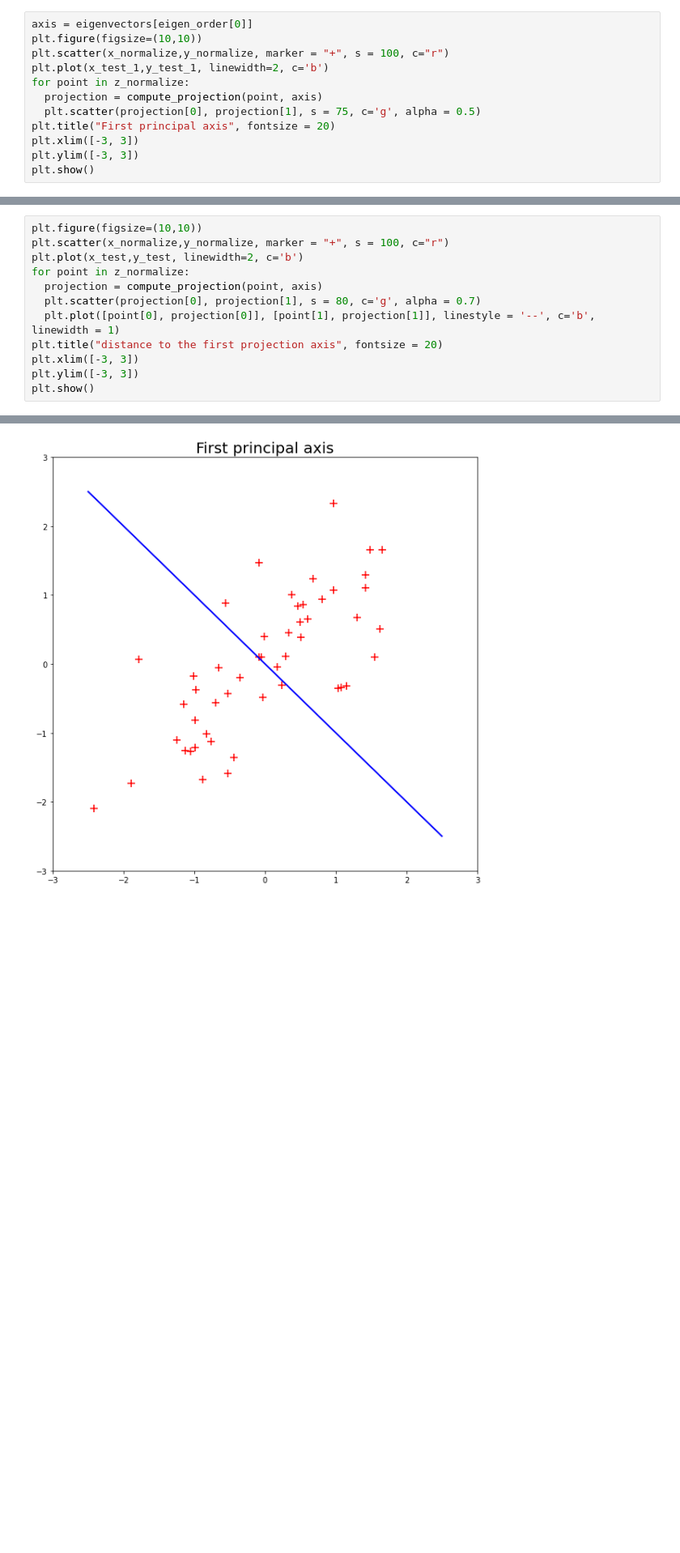
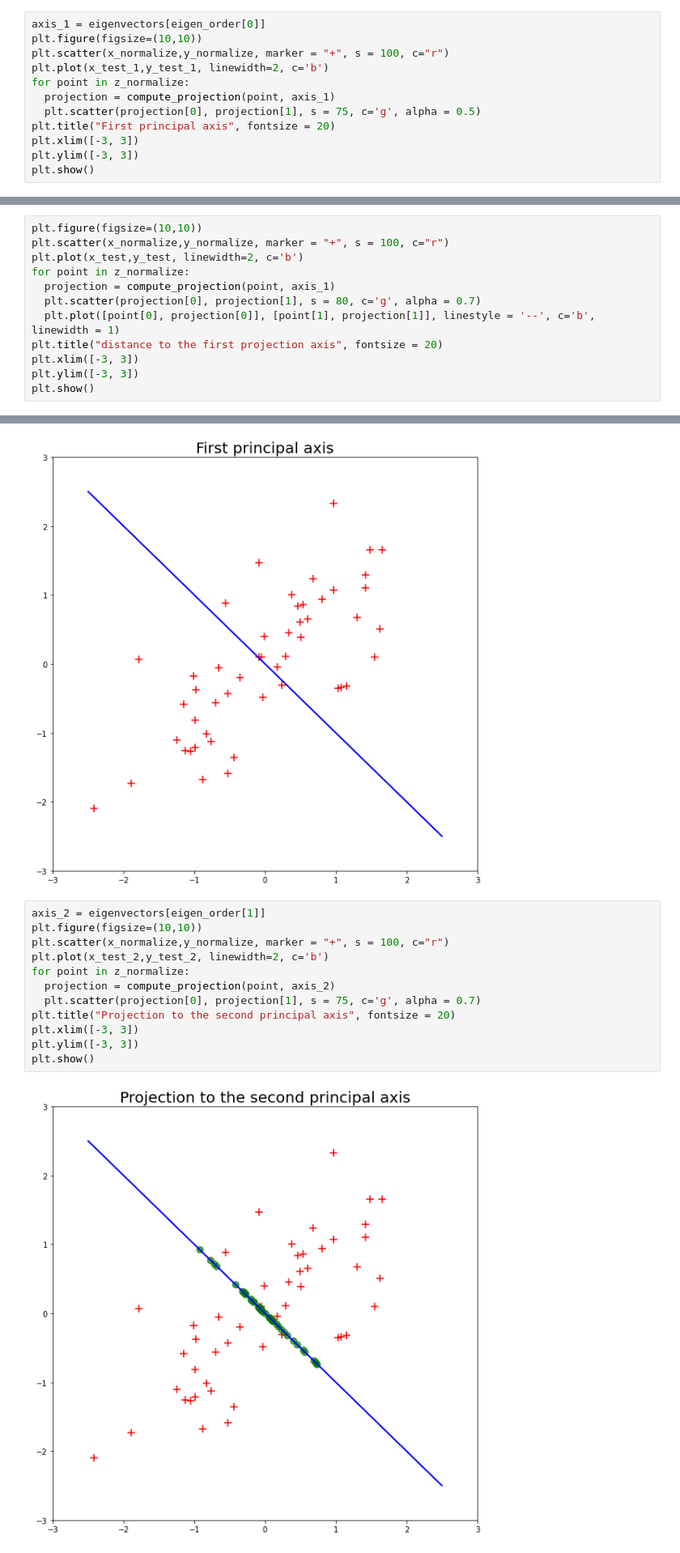
Before and after one commit to jiku100/2020-2-machine-running-proejct, a Jupyter notebook: assignment8/신석경_assignment_08.ipynb, the cells around one changed output, grey strips where cells are left out. Shown at 81% size. Saved outputs shown, nothing was run; the diff lists cells and outputs as text; blank space fills up the shorter version.

Commit message:
Plot projection of second axis

```diff
--- a/assignment8/신석경_assignment_08.ipynb
+++ b/assignment8/신석경_assignment_08.ipynb
@@ -156,12 +156,12 @@ print(c)
 # %% [output]
 [0.5 0. ]
 # %%
-axis = eigenvectors[eigen_order[0]]
+axis_1 = eigenvectors[eigen_order[0]]
 plt.figure(figsize=(10,10))
 plt.scatter(x_normalize,y_normalize, marker = "+", s = 100, c="r")
 plt.plot(x_test_1,y_test_1, linewidth=2, c='b')
 for point in z_normalize:
-  projection = compute_projection(point, axis)
+  projection = compute_projection(point, axis_1)
   plt.scatter(projection[0], projection[1], s = 75, c='g', alpha = 0.5)
 plt.title("First principal axis", fontsize = 20)
 plt.xlim([-3, 3])
@@ -180,7 +180,7 @@ plt.figure(figsize=(10,10))
 plt.scatter(x_normalize,y_normalize, marker = "+", s = 100, c="r")
 plt.plot(x_test,y_test, linewidth=2, c='b')
 for point in z_normalize:
-  projection = compute_projection(point, axis)
+  projection = compute_projection(point, axis_1)
   plt.scatter(projection[0], projection[1], s = 80, c='g', alpha = 0.7)
   plt.plot([point[0], projection[0]], [point[1], projection[1]], linestyle = '--', c='b', linewidth = 1)
 plt.title("distance to the first projection axis", fontsize = 20)
@@ -201,3 +201,17 @@ plt.ylim([-3, 3])
 plt.show()
 # %% [output]
 [figure]
+# %%
+axis_2 = eigenvectors[eigen_order[1]]
+plt.figure(figsize=(10,10))
+plt.scatter(x_normalize,y_normalize, marker = "+", s = 100, c="r")
+plt.plot(x_test_2,y_test_2, linewidth=2, c='b')
+for point in z_normalize:
+  projection = compute_projection(point, axis_2)
+  plt.scatter(projection[0], projection[1], s = 75, c='g', alpha = 0.7)
+plt.title("Projection to the second principal axis", fontsize = 20)
+plt.xlim([-3, 3])
+plt.ylim([-3, 3])
+plt.show()
+# %% [output]
+[figure, added]
```
